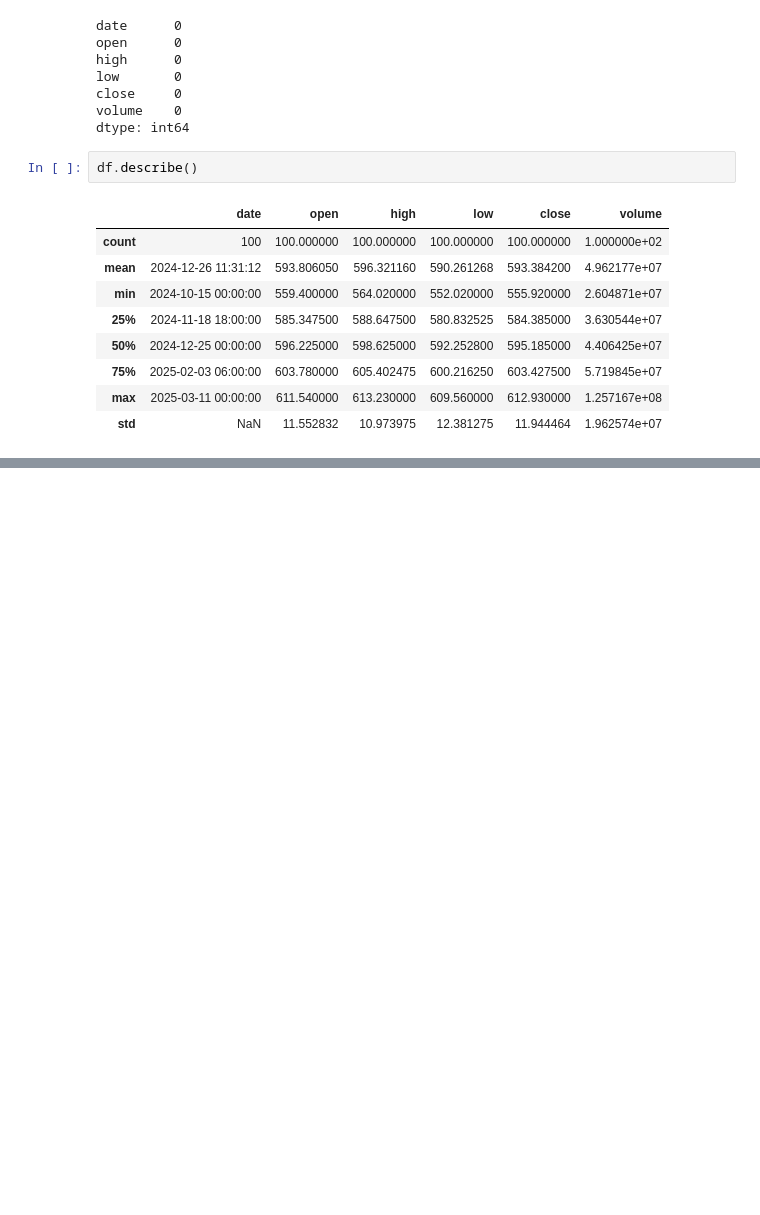
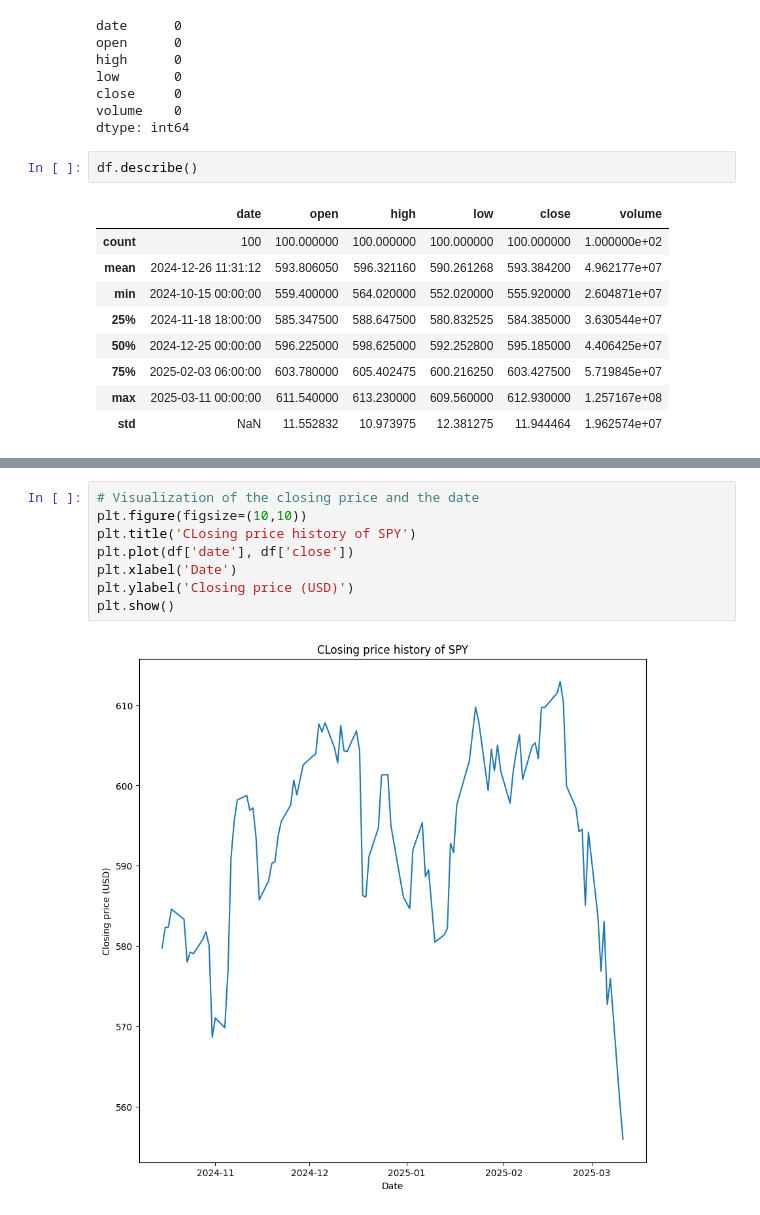
Before and after one commit to bytesbyt/ds_stock_market, a Jupyter notebook: stock_market.ipynb, the cells around one changed output, grey strips where cells are left out. Cells and saved outputs as stored; diff of their text form; blank space fills up the shorter version.

```diff
--- a/stock_market.ipynb
+++ b/stock_market.ipynb
@@ -194,0 +214,10 @@ df.describe()
+# %%
+# Visualization of the closing price and the date
+plt.figure(figsize=(10,10))
+plt.title('CLosing price history of SPY')
+plt.plot(df['date'], df['close'])
+plt.xlabel('Date')
+plt.ylabel('Closing price (USD)')
+plt.show()
+# %% [output]
+[figure, added]
```
Also changed, not shown: parts of 3 cells of this notebook.
